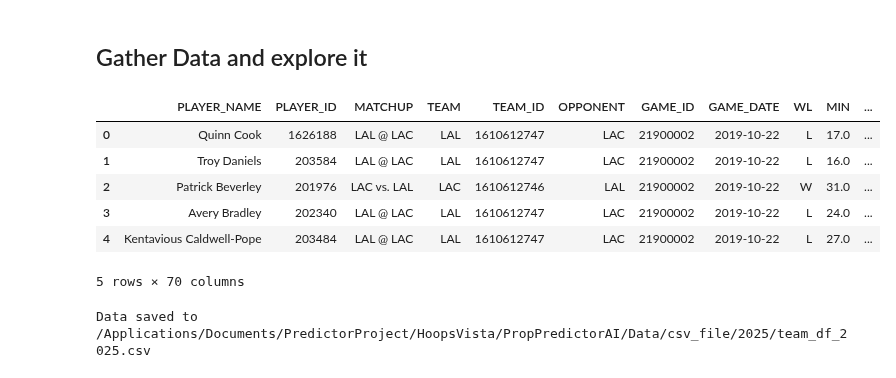
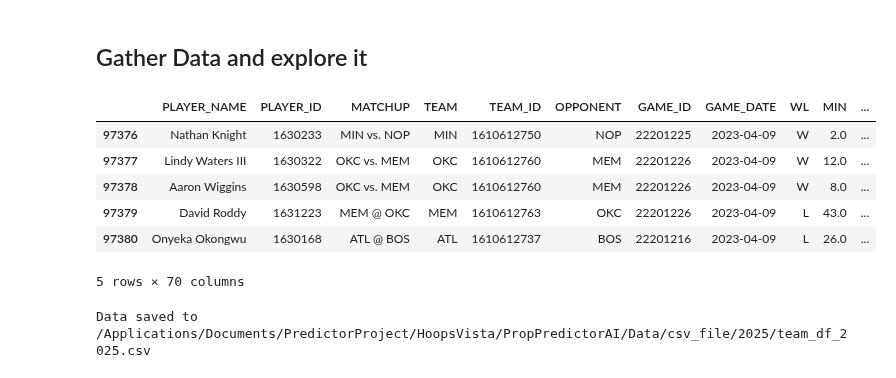
Before and after one commit to spon7ge/HoopsVista, a Jupyter notebook: PropPredictorAI/src/PlayerFunctions/TESTING.ipynb, the cells around one changed output. Cells and saved outputs as stored; diff of their text form; code cells hidden in the pictures.

```diff
--- a/PropPredictorAI/src/PlayerFunctions/TESTING.ipynb
+++ b/PropPredictorAI/src/PlayerFunctions/TESTING.ipynb
@@ -37,14 +37,14 @@ seasons_concat = pd.concat([player_data_2020, player_data_2021, player_data_2022
 # %%
-csv_file_path = os.path.join('..','..','Data', 'csv_file', 'combined_data', 'trained_final_df_.csv')
+csv_file_path = os.path.join('..','..','Data', 'csv_file', 'combined_data', 'combined_clean_df_.csv')
 player_data = pd.read_csv(csv_file_path)
-player_data.head()
+player_data.tail()
 # %% [output]
 |  | PLAYER_NAME | PLAYER_ID | MATCHUP | TEAM | TEAM_ID | OPPONENT | GAME_ID | GAME_DATE | WL | MIN | ... |
-| 0 | Quinn Cook | 1626188 | LAL @ LAC | LAL | 1610612747 | LAC | 21900002 | 2019-10-22 | L | 17.0 | ... |
-| 1 | Troy Daniels | 203584 | LAL @ LAC | LAL | 1610612747 | LAC | 21900002 | 2019-10-22 | L | 16.0 | ... |
-| 2 | Patrick Beverley | 201976 | LAC vs. LAL | LAC | 1610612746 | LAL | 21900002 | 2019-10-22 | W | 31.0 | ... |
-| 3 | Avery Bradley | 202340 | LAL @ LAC | LAL | 1610612747 | LAC | 21900002 | 2019-10-22 | L | 24.0 | ... |
-| 4 | Kentavious Caldwell-Pope | 203484 | LAL @ LAC | LAL | 1610612747 | LAC | 21900002 | 2019-10-22 | L | 27.0 | ... |
+| 97376 | Nathan Knight | 1630233 | MIN vs. NOP | MIN | 1610612750 | NOP | 22201225 | 2023-04-09 | W | 2.0 | ... |
+| 97377 | Lindy Waters III | 1630322 | OKC vs. MEM | OKC | 1610612760 | MEM | 22201226 | 2023-04-09 | W | 12.0 | ... |
+| 97378 | Aaron Wiggins | 1630598 | OKC vs. MEM | OKC | 1610612760 | MEM | 22201226 | 2023-04-09 | W | 8.0 | ... |
+| 97379 | David Roddy | 1631223 | MEM @ OKC | MEM | 1610612763 | OKC | 22201226 | 2023-04-09 | L | 43.0 | ... |
+| 97380 | Onyeka Okongwu | 1630168 | ATL @ BOS | ATL | 1610612737 | BOS | 22201216 | 2023-04-09 | L | 26.0 | ... |
 5 rows × 70 columns
 # %%
 
```
Also changed, not shown: parts of 2 cells of this notebook, 36 other files.
